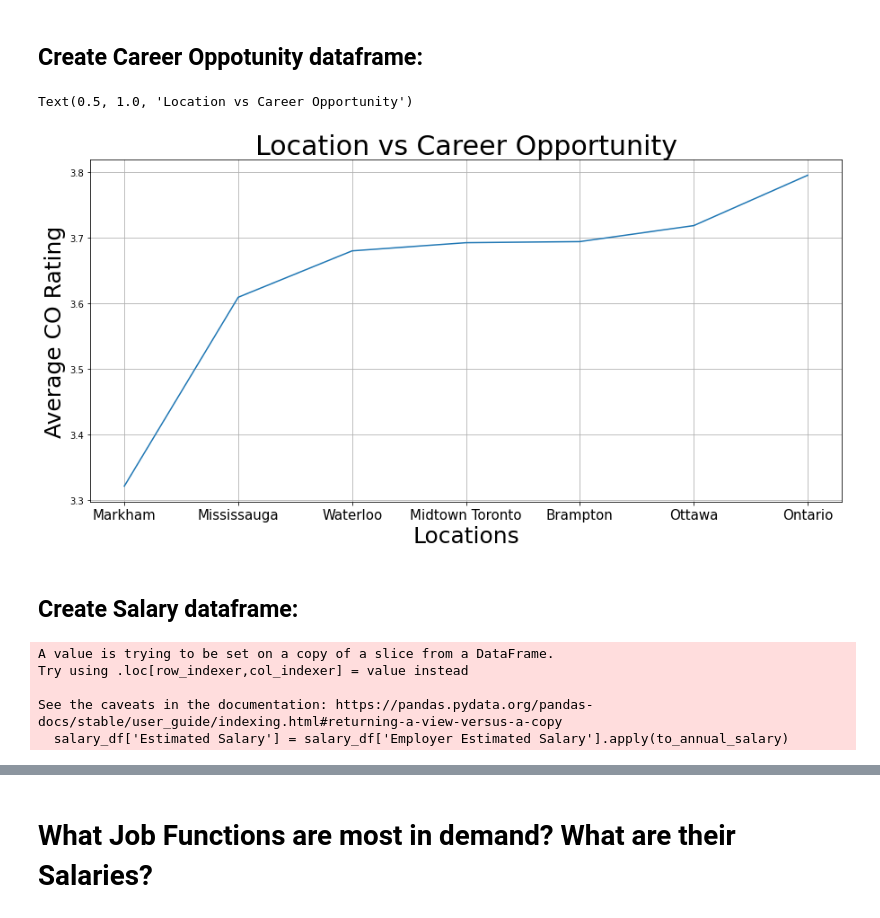
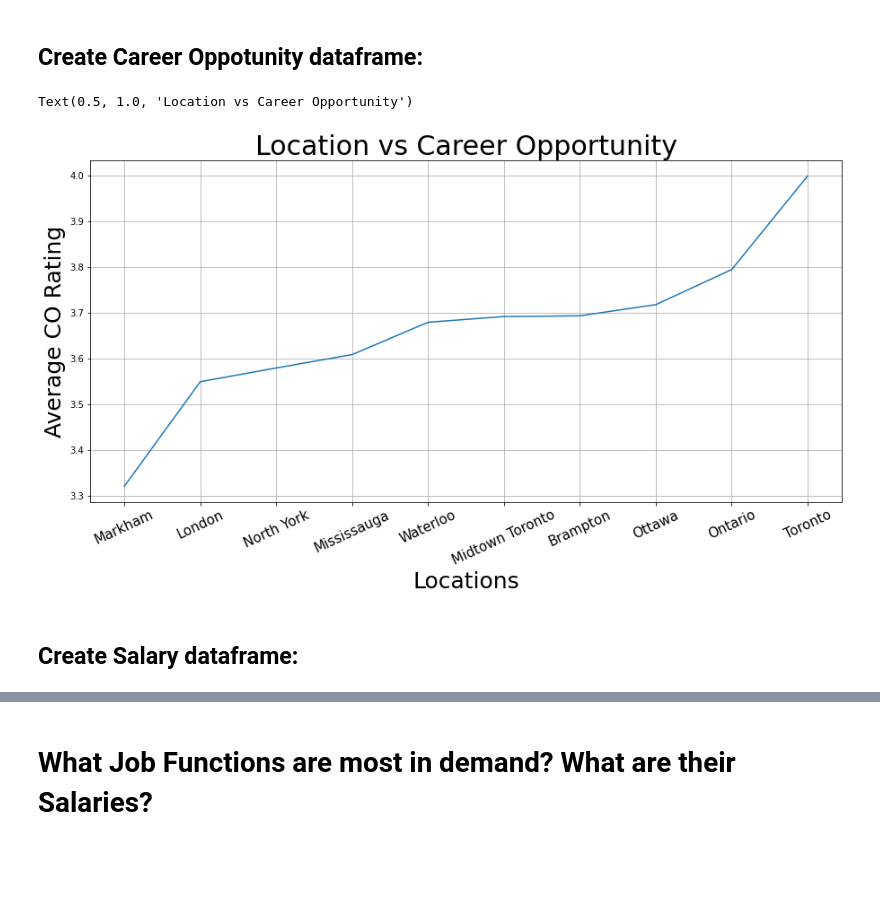
Before and after one commit to rlllam/Glassfloor, a Jupyter notebook: Glassdoor analysis/Jupyter Notebook/glassdoor analysis.ipynb, the cells around one changed output, grey strips where cells are left out. Cells and saved outputs as stored; diff of their text form; code cells hidden in the pictures; blank space fills up the shorter version.

```diff
--- a/Glassdoor analysis/Jupyter Notebook/glassdoor analysis.ipynb
+++ b/Glassdoor analysis/Jupyter Notebook/glassdoor analysis.ipynb
@@ -49,14 +49,6 @@ relevant_job_funcs = relevance_group.index.tolist()
 
 # Remove rows with irrelevant job funcitons
 df = df[df['Job Function'].isin(relevant_job_funcs)]
-
-# Find rows with relevant locations (count of 10 or more)
-relevance_group = df.groupby('Location').count()
-relevance_group = relevance_group[relevance_group['Company'] >= 10]
-relevant_locs = relevance_group.index.tolist()
-
-# Remove rows with irrelevant locations
-df = df[df['Location'].isin(relevant_locs)]
 # %% [markdown]
 # Ratings distribution:
 # %%
@@ -142,28 +134,46 @@ Text(0.5, 1.0, 'Company Age vs Career Opportunity')
 # %%
 # Drop all rows where 'Career Opportunitie' is NaN
 co_df = df[~df['Career Opportunitie'].isna()]
+
+# Find rows with relevant locations (count of 5 or more)
+relevance_group = co_df.groupby('Location').count()
+relevance_group = relevance_group[relevance_group['Company'] >= 5]
+relevant_locs = relevance_group.index.tolist()
+
+# Remove rows with irrelevant locations
+co_df = co_df[df['Location'].isin(relevant_locs)]
 # %%
 loc_group = co_df.groupby('Location').mean().sort_values('Career Opportunitie')
 # Drop rows where 'Career Opportunities is NaN'
 loc_group = loc_group[~loc_group['Career Opportunitie'].isna()]
+
 locations = loc_group.index
 
 plt.figure(figsize=(15,7))
 plt.grid()
 
 plt.plot(locations, loc_group['Career Opportunitie'])
-plt.xticks(locations, size=15)
+plt.xticks(locations, size=15, rotation=25)
 plt.xlabel('Locations', size=25)
 plt.ylabel('Average CO Rating',size=25)
 plt.title('Location vs Career Opportunity', size=30)
 # %% [output]
 Text(0.5, 1.0, 'Location vs Career Opportunity')
-[figure, old version]
+[figure, new version]
 # %% [markdown]
 ## Create Salary dataframe:
 # %%
 # Remove rows with NaN Salary
 salary_df = df[~df['Employer Estimated Salary'].isna()]
+
+# Find rows with relevant locations (count of 5 or more)
+relevance_group = salary_df.groupby('Location').count()
+relevance_group = relevance_group[relevance_group['Company'] >= 5]
+relevant_locs = relevance_group.index.tolist()
+
+# Remove rows with irrelevant locations
+salary_df = salary_df[df['Location'].isin(relevant_locs)]
+
 
 salary_pattern = re.compile('\d+')
 def to_annual_salary(salary_string):
@@ -177,12 +187,6 @@ def to_annual_salary(salary_string):
 	return est_salary*1000
 
 salary_df['Estimated Salary'] = salary_df['Employer Estimated Salary'].apply(to_annual_salary)
-# %% [output]
-A value is trying to be set on a copy of a slice from a DataFrame.
-Try using .loc[row_indexer,col_indexer] = value instead
-
-See the caveats in the documentation: https://pandas.pydata.org/pandas-docs/stable/user_guide/indexing.html#returning-a-view-versus-a-copy
-  salary_df['Estimated Salary'] = salary_df['Employer Estimated Salary'].apply(to_annual_salary)
 # %%
 loc_group = salary_df.groupby('Location').mean().sort_values('Estimated Salary')
 locations = loc_group.index
```
Also changed, not shown: parts of 12 cells of this notebook, 7 other files.
